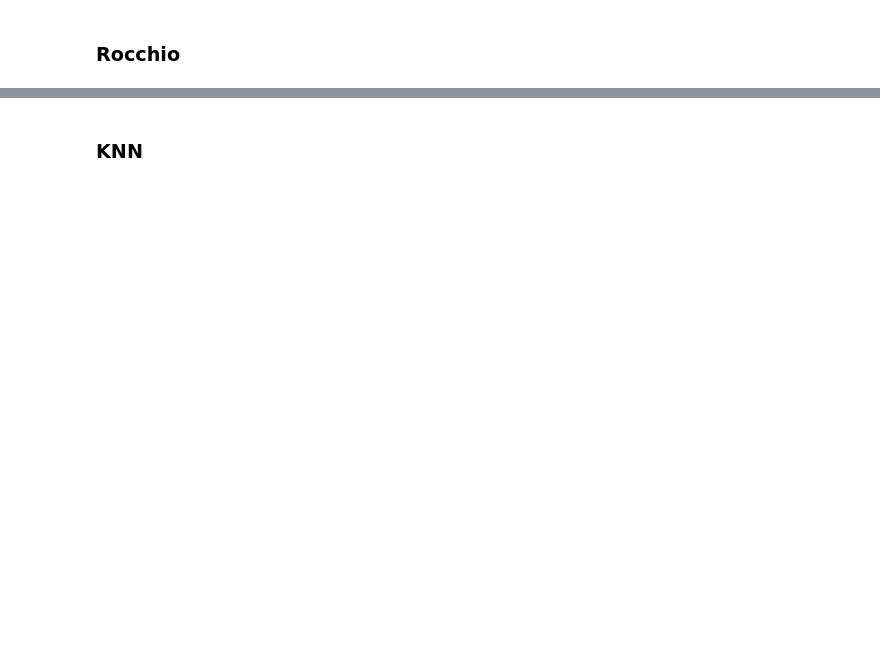
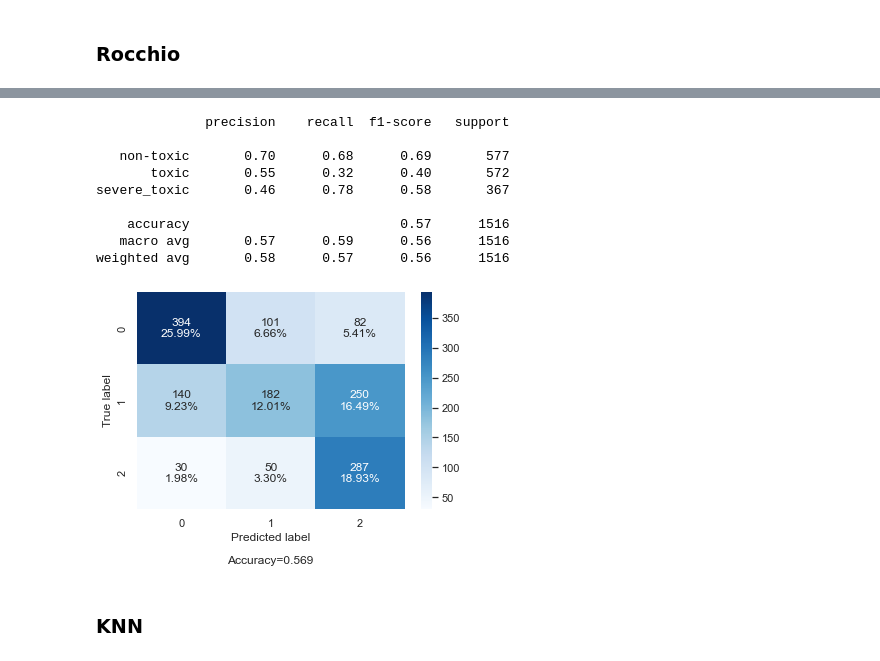
Before and after one commit to jjbocek/ToxicApp, a Jupyter notebook: Final_Project/Toxic_App_Main.ipynb, the cells around one changed output, grey strips where cells are left out. Cells and saved outputs as stored; diff of their text form; code cells hidden in the pictures; blank space fills up the shorter version.

```diff
--- a/Final_Project/Toxic_App_Main.ipynb
+++ b/Final_Project/Toxic_App_Main.ipynb
@@ -774,5 +835,16 @@ analysis_no_pred_prob(subsets['balanced'], target_names, Rocchio_best)
 # %%
-analysis_no_pred_prob(subsets['balanced_D2V'], target_names, Doc2Vec_Rocchio_best)
+analysis_no_pred_prob(subsets['balanced_D2V'], target_names, doc2Vec_rocchio_best)
+# %% [output]
+              precision    recall  f1-score   support
+
+   non-toxic       0.70      0.68      0.69       577
+       toxic       0.55      0.32      0.40       572
+severe_toxic       0.46      0.78      0.58       367
+
+    accuracy                           0.57      1516
+   macro avg       0.57      0.59      0.56      1516
+weighted avg       0.58      0.57      0.56      1516
+[figure, added]
 # %% [markdown]
 ### KNN
 # %%
```
Also changed, not shown: parts of 27 cells of this notebook.
